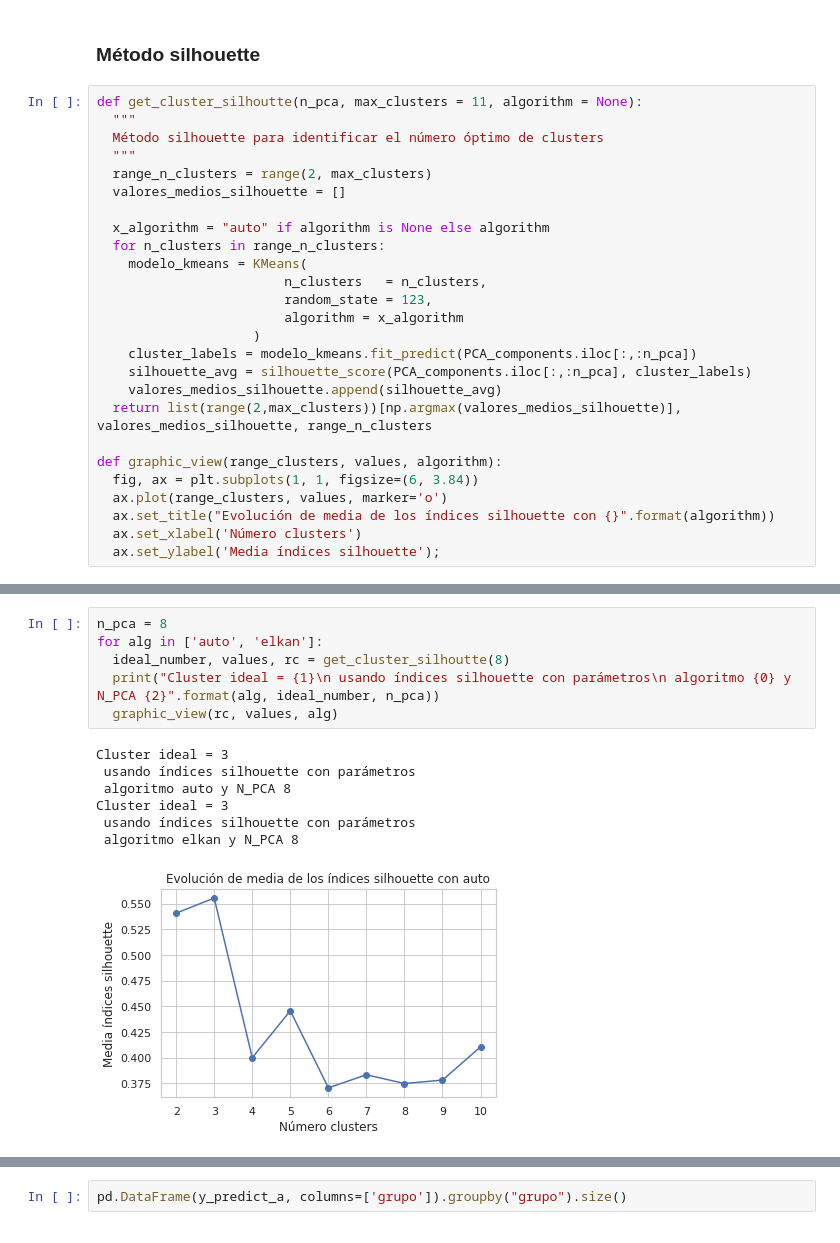
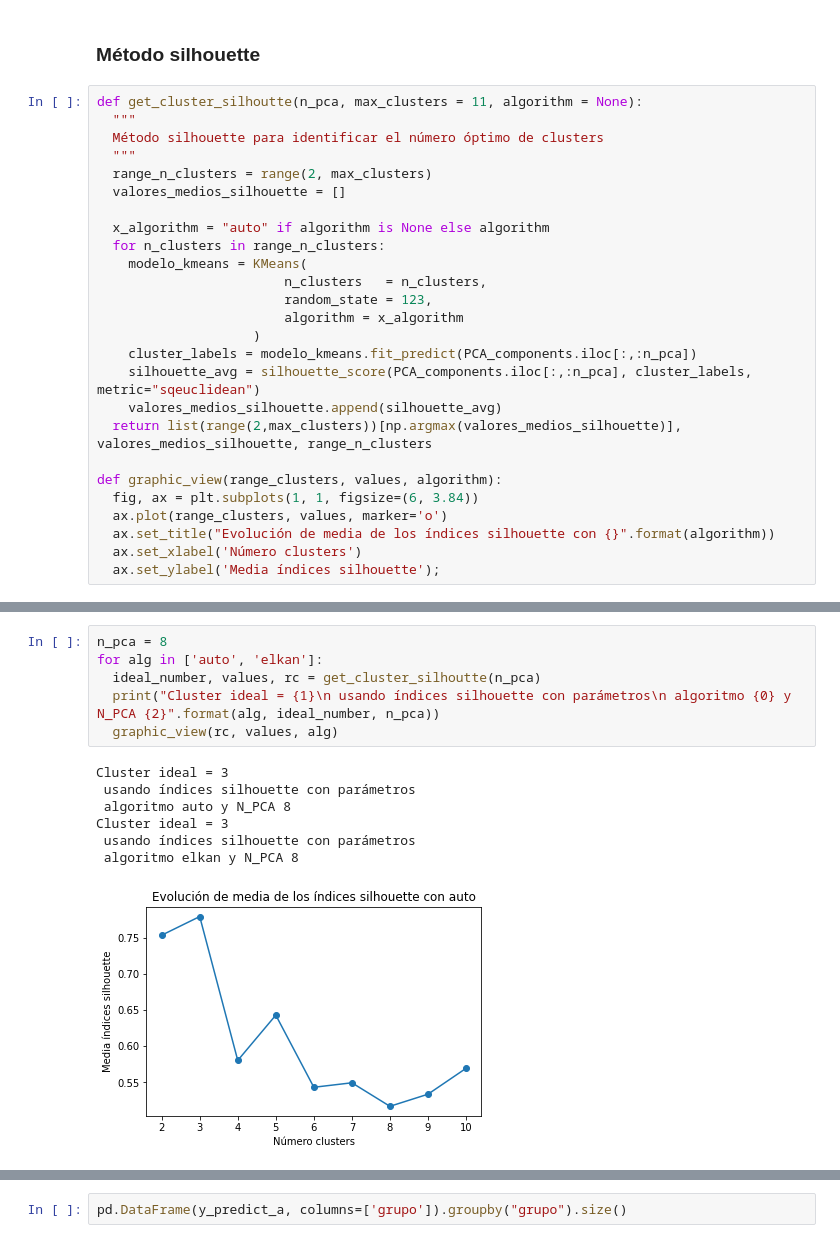
Before and after one commit to jamezahidalgo/PilotoTutoria, a Jupyter notebook: PRY_ModeloTutoria.ipynb, the cells around one changed output, grey strips where cells are left out. Saved outputs shown, nothing was run; the diff lists cells and outputs as text.

```diff
--- a/PRY_ModeloTutoria.ipynb
+++ b/PRY_ModeloTutoria.ipynb
@@ -336,7 +342,7 @@ def get_cluster_silhoutte(n_pca, max_clusters = 11, algorithm = None):
                         algorithm = x_algorithm
                     )
     cluster_labels = modelo_kmeans.fit_predict(PCA_components.iloc[:,:n_pca])
-    silhouette_avg = silhouette_score(PCA_components.iloc[:,:n_pca], cluster_labels)
+    silhouette_avg = silhouette_score(PCA_components.iloc[:,:n_pca], cluster_labels, metric="sqeuclidean")
     valores_medios_silhouette.append(silhouette_avg)
   return list(range(2,max_clusters))[np.argmax(valores_medios_silhouette)], valores_medios_silhouette, range_n_clusters
 
@@ -365,14 +365,14 @@ Cluster ideal, usando índices silhouette con algoritmo elkan es 3
 # %%
 n_pca = 8
 for alg in ['auto', 'elkan']:
-  ideal_number, values, rc = get_cluster_silhoutte(8)
+  ideal_number, values, rc = get_cluster_silhoutte(n_pca)
   print("Cluster ideal = {1}\n usando índices silhouette con parámetros\n algoritmo {0} y N_PCA {2}".format(alg, ideal_number, n_pca))
   graphic_view(rc, values, alg)
 # %% [output]
 Cluster ideal = 3
  usando índices silhouette con parámetros
  algoritmo auto y N_PCA 8
 Cluster ideal = 3
  usando índices silhouette con parámetros
  algoritmo elkan y N_PCA 8
-[figure, old version]
+[figure, new version]
```
Also changed, not shown: parts of 21 cells of this notebook.
